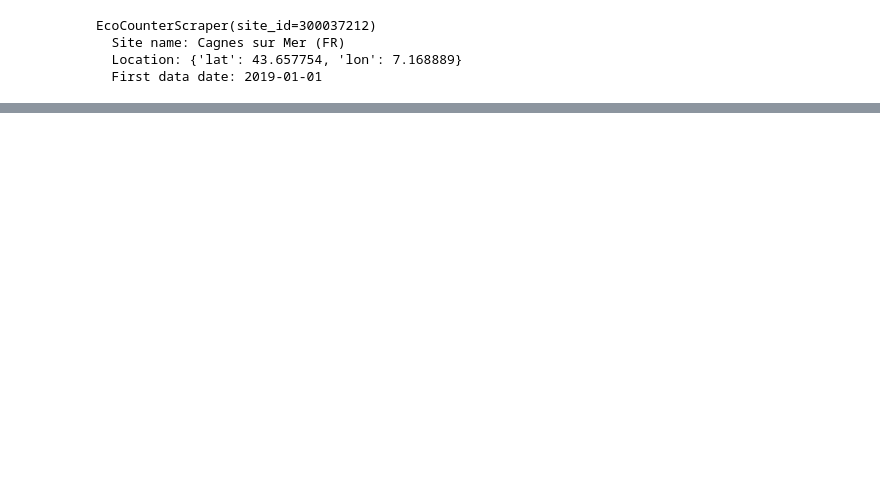
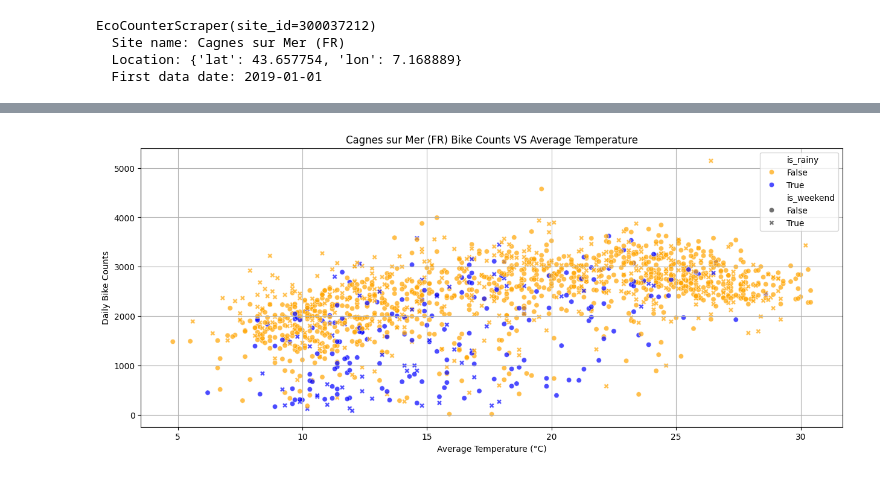
Before and after one commit to picost/bike_counters_playground, a Jupyter notebook: scraper_tryouts.ipynb, the cells around one changed output, grey strips where cells are left out. Saved outputs shown, nothing was run; the diff lists cells and outputs as text; code cells hidden in the pictures; blank space fills up the shorter version.

```diff
--- a/scraper_tryouts.ipynb
+++ b/scraper_tryouts.ipynb
@@ -73,0 +52,8 @@ DEBUG:EcoCounterScraper.site_100158705:Transforming directional counts to DataFr
+# %%
+counter_location = meteostat.Point(**bike_scrapper.site_location_)
+# %%
+data_bike = bike_scrapper.fetch_all_counts()
+start = data_bike.index[0]
+end = data_bike.index[-1]
+data_weather = meteostat.Daily(counter_location, start, end).fetch()
+data_counter = pd.concat([data_weather, data_bike], axis=1)
@@ -73,0 +78,23 @@ DEBUG:EcoCounterScraper.site_100158705:Transforming directional counts to DataFr
+# %%
+data_counter['is_weekend'] = data_counter.index.dayofweek >= 5
+data_counter['weekday'] = data_counter.index.day_name()
+data_counter['is_rainy'] = data_counter['prcp'] > 1.
+# %%
+data_counter = data_counter.drop(columns=['snow', 'wdir', 'tsun'])
+# %%
+plt.figure(figsize=(15, 6))
+sns.scatterplot(
+    data=data_counter.dropna(),
+    x='tavg',
+    y='count',
+    hue='is_rainy',
+    palette={True: 'blue', False: 'orange'},
+    alpha=0.7,
+    style='is_weekend',
+)
+plt.title(f'{bike_scrapper.site_name_} Bike Counts VS Average Temperature')
+plt.xlabel('Average Temperature (°C)')
+plt.ylabel('Daily Bike Counts')
+plt.grid(which='both')
+# %% [output]
+[figure, added]
```
Also changed, not shown: parts of 10 cells of this notebook.
